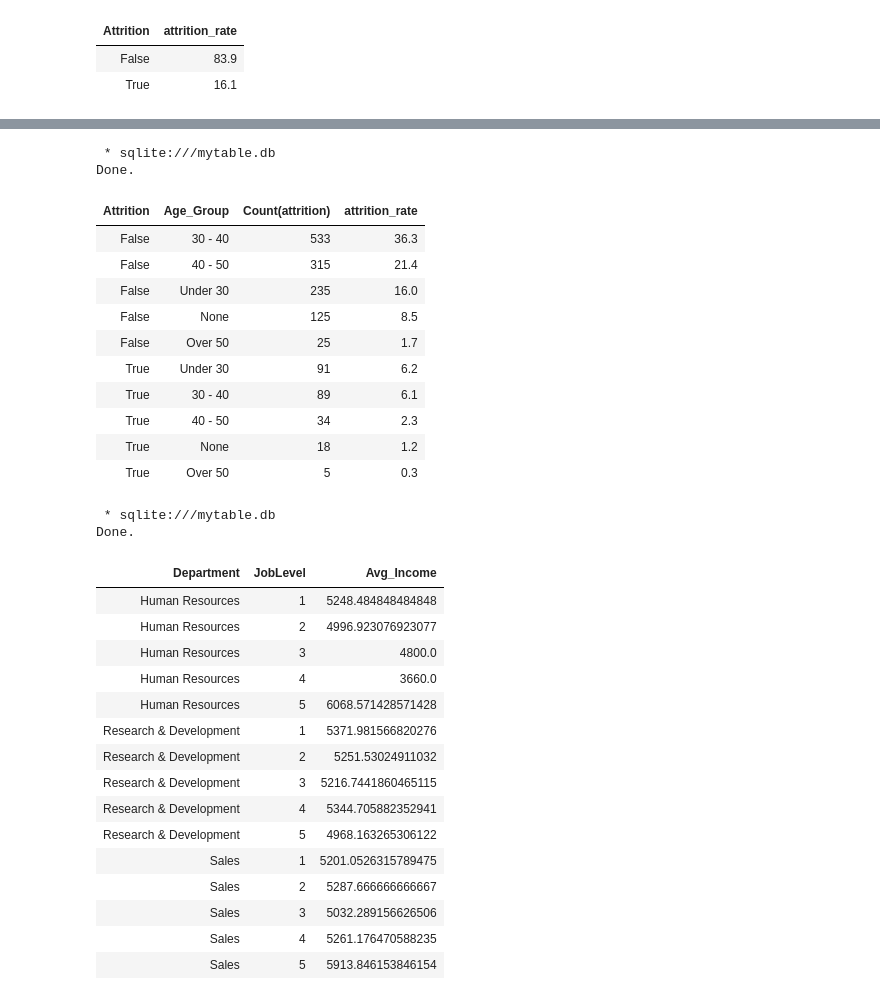
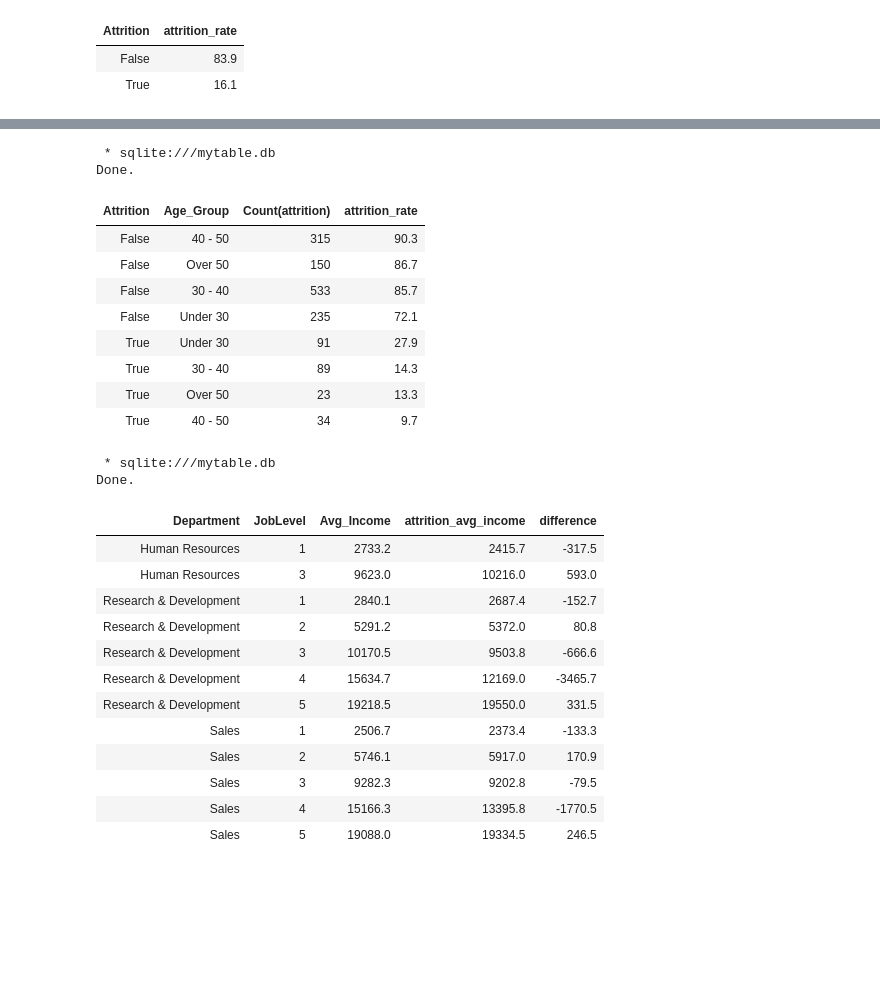
Before and after one commit to ParthKalani/HR-analytics, a Jupyter notebook: HR-analytics-SQL.ipynb, the cells around one changed output, grey strips where cells are left out. Saved outputs shown, nothing was run; the diff lists cells and outputs as text; code cells hidden in the pictures; blank space fills up the shorter version.

```diff
--- a/HR-analytics-SQL.ipynb
+++ b/HR-analytics-SQL.ipynb
@@ -132,61 +119,66 @@ Done.
 # %%
 %%sql
 
-select
+With cte as (
+Select *,
+    CASE
+        WHEN Age <30 THEN 'Under 30'
+        WHEN Age >=30 AND Age<40 Then '30 - 40'
+        WHEN Age >=40 AND Age<50 THen '40 - 50'
+        WHEN Age >=50 Then 'Over 50'
+        End as Age_Group
+from employee)
+
+Select
     CASE
         WHEN attrition = 'Yes' THEN 'True'
         WHEN attrition = 'No' THEN 'False'
         END as Attrition,
-        CASE
-        WHEN Age < 30 THEN 'Under 30'
-        WHEN Age >=30 AND Age<40 Then '30 - 40'
-        WHEN Age >=40 AND Age<50 THen '40 - 50'
-        WHEN Age <=50 Then 'Over 50'
-        End as Age_Group,
+        Age_Group,
         Count(attrition),
-        Round(cast(count(attrition) as float)* 100/(select count(attrition)from employee) ,1) as attrition_rate
-from employee
+        Round(cast(count(attrition) as float)* 100/(select count(attrition)
+                                                           from cte c1
+                                                          where c.age_group = c1.age_group) ,1) as attrition_rate
+from cte c
 group by age_group, attrition
 order by attrition, attrition_rate desc
 # %% [output]
  * sqlite:///mytable.db
 Done.
 | Attrition | Age_Group | Count(attrition) | attrition_rate |
-| False | 30 - 40 | 533 | 36.3 |
-| False | 40 - 50 | 315 | 21.4 |
-| False | Under 30 | 235 | 16.0 |
-| False | None | 125 | 8.5 |
-| False | Over 50 | 25 | 1.7 |
-| True | Under 30 | 91 | 6.2 |
-| True | 30 - 40 | 89 | 6.1 |
-| True | 40 - 50 | 34 | 2.3 |
-| True | None | 18 | 1.2 |
-| True | Over 50 | 5 | 0.3 |
+| False | 40 - 50 | 315 | 90.3 |
+| False | Over 50 | 150 | 86.7 |
+| False | 30 - 40 | 533 | 85.7 |
+| False | Under 30 | 235 | 72.1 |
+| True | Under 30 | 91 | 27.9 |
+| True | 30 - 40 | 89 | 14.3 |
+| True | Over 50 | 23 | 13.3 |
+| True | 40 - 50 | 34 | 9.7 |
 # %%
 %%sql
 
 select
     Department,
     JobLevel,
-    AVG(HourlyRate * StandardHours) as Avg_Income
+    ROUND(AVG(MonthlyIncome),1) as Avg_Income,
+    ROUND(AVG(Case when attrition = 'Yes' then MonthlyIncome end),1) as attrition_avg_income,
+    ROUND(AVG(Case when attrition = 'Yes' then MonthlyIncome end) - AVG(MonthlyIncome),1) as difference
 from employee
 group by department, joblevel
+having attrition_avg_income is not null
 # %% [output]
  * sqlite:///mytable.db
 Done.
-| Department | JobLevel | Avg_Income |
-| Human Resources | 1 | 5248.484848484848 |
-| Human Resources | 2 | 4996.923076923077 |
-| Human Resources | 3 | 4800.0 |
-| Human Resources | 4 | 3660.0 |
-| Human Resources | 5 | 6068.571428571428 |
-| Research & Development | 1 | 5371.981566820276 |
-| Research & Development | 2 | 5251.53024911032 |
-| Research & Development | 3 | 5216.7441860465115 |
-| Research & Development | 4 | 5344.705882352941 |
-| Research & Development | 5 | 4968.163265306122 |
-| Sales | 1 | 5201.0526315789475 |
-| Sales | 2 | 5287.666666666667 |
-| Sales | 3 | 5032.289156626506 |
-| Sales | 4 | 5261.176470588235 |
-| Sales | 5 | 5913.846153846154 |
+| Department | JobLevel | Avg_Income | attrition_avg_income | difference |
+| Human Resources | 1 | 2733.2 | 2415.7 | -317.5 |
+| Human Resources | 3 | 9623.0 | 10216.0 | 593.0 |
+| Research & Development | 1 | 2840.1 | 2687.4 | -152.7 |
+| Research & Development | 2 | 5291.2 | 5372.0 | 80.8 |
+| Research & Development | 3 | 10170.5 | 9503.8 | -666.6 |
+| Research & Development | 4 | 15634.7 | 12169.0 | -3465.7 |
+| Research & Development | 5 | 19218.5 | 19550.0 | 331.5 |
+| Sales | 1 | 2506.7 | 2373.4 | -133.3 |
+| Sales | 2 | 5746.1 | 5917.0 | 170.9 |
+| Sales | 3 | 9282.3 | 9202.8 | -79.5 |
+| Sales | 4 | 15166.3 | 13395.8 | -1770.5 |
+| Sales | 5 | 19088.0 | 19334.5 | 246.5 |
```
Also changed, not shown: parts of 9 cells of this notebook, 1 other file.
